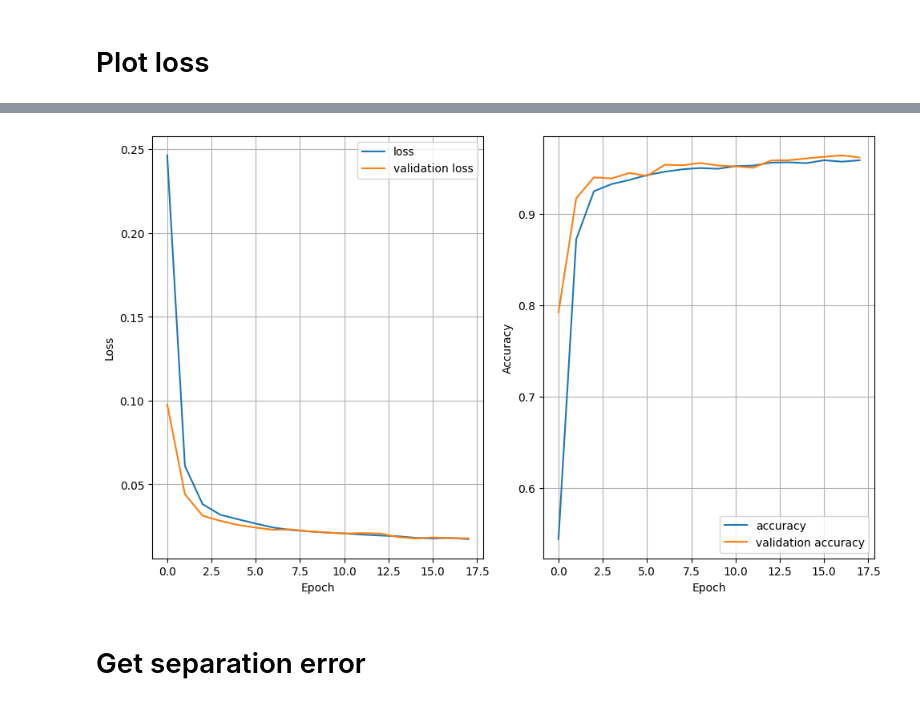
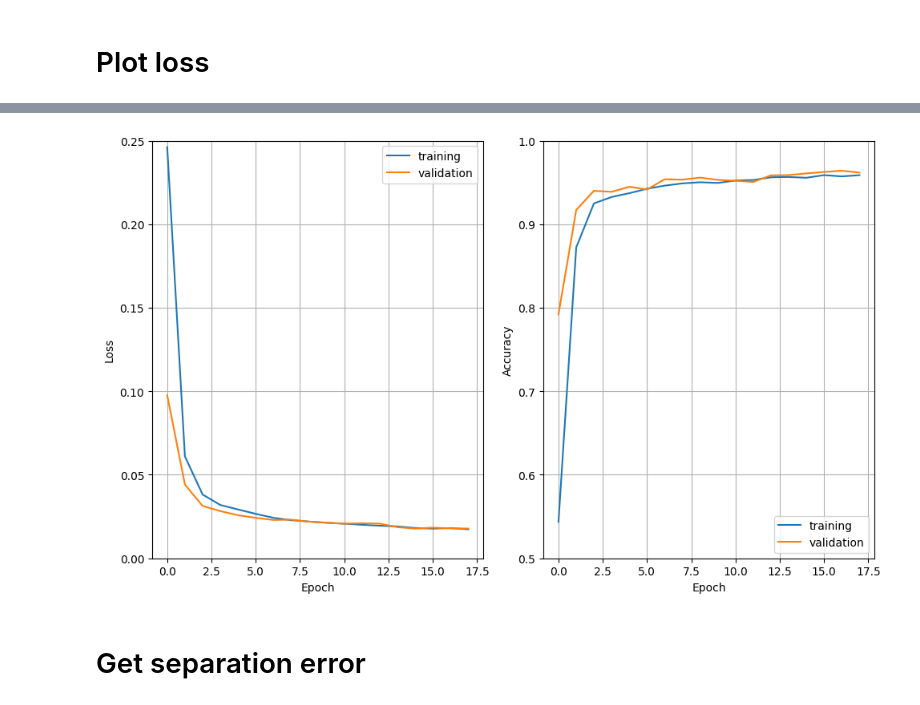
Before and after one commit to ambra-dipiano/astroAI, a Jupyter notebook: astroai/notebooks/cnn-regressor.ipynb, the cells around one changed output, grey strips where cells are left out. Saved outputs shown, nothing was run; the diff lists cells and outputs as text; code cells hidden in the pictures.

```diff
--- a/astroai/notebooks/cnn-regressor.ipynb
+++ b/astroai/notebooks/cnn-regressor.ipynb
@@ -209,32 +208,32 @@ loss = model.evaluate(test_data, test_labels, verbose=2)
 # %%
 import matplotlib.pyplot as plt
 
-history = np.load(f'/data01/homes/dipiano/astroAI/astroai/models/cnn_regressor/{savename}_history.npy',
+history = np.load(f'/home/dipiano/astroAI/astroai/models/cnn_regressor/{savename}_history.npy',
                   allow_pickle='TRUE').item()
 
 
 fig, ax = plt.subplots(1, 2, figsize=(10, 6))
 
-ax[0].plot(history['loss'], label='loss')
-ax[0].plot(history['val_loss'], label = 'validation loss')
+ax[0].plot(history['loss'], label='training')
+ax[0].plot(history['val_loss'], label = 'validation')
 ax[0].set_xlabel('Epoch')
 ax[0].set_ylabel('Loss')
-#ax.set_ylim([0.2,0.65])
+ax[0].set_ylim([0,0.25])
 ax[0].grid()
-ax[0].legend(loc=0)
+ax[0].legend()
 
-ax[1].plot(history['accuracy'], label='accuracy')
-ax[1].plot(history['val_accuracy'], label = 'validation accuracy')
+ax[1].plot(history['accuracy'], label='training')
+ax[1].plot(history['val_accuracy'], label = 'validation')
 ax[1].set_xlabel('Epoch')
 ax[1].set_ylabel('Accuracy')
-#ax.set_ylim([0.2,0.65])
+ax[1].set_ylim([0.5,1])
 ax[1].grid()
-ax[1].legend(loc=0)
+ax[1].legend(loc=4)
 
 plt.tight_layout()
 plt.show()
 # %% [output]
-[figure, old version]
+[figure, new version]
 # %% [markdown]
 # Get separation error
 # %%
```
Also changed, not shown: parts of 9 cells of this notebook.
